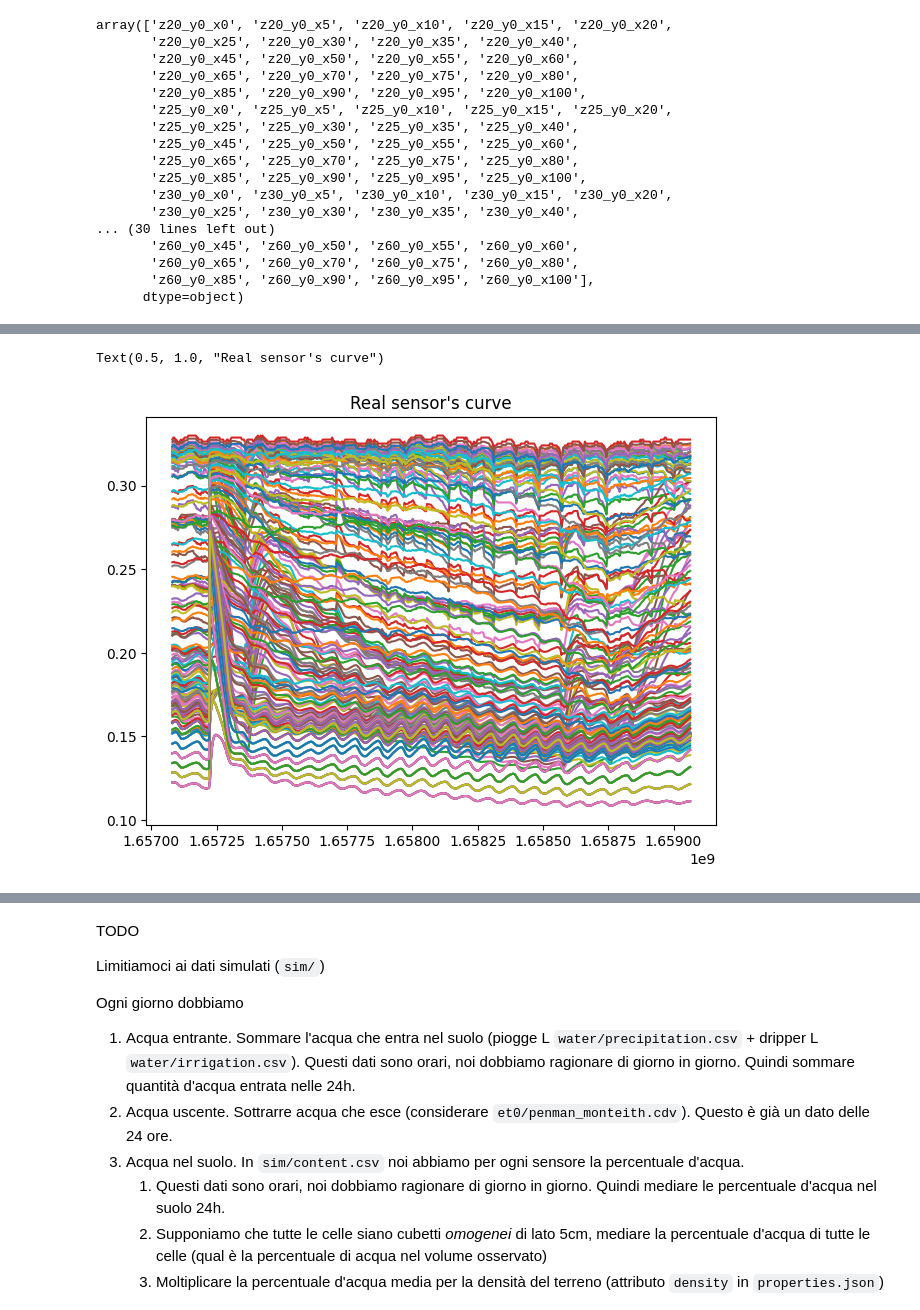
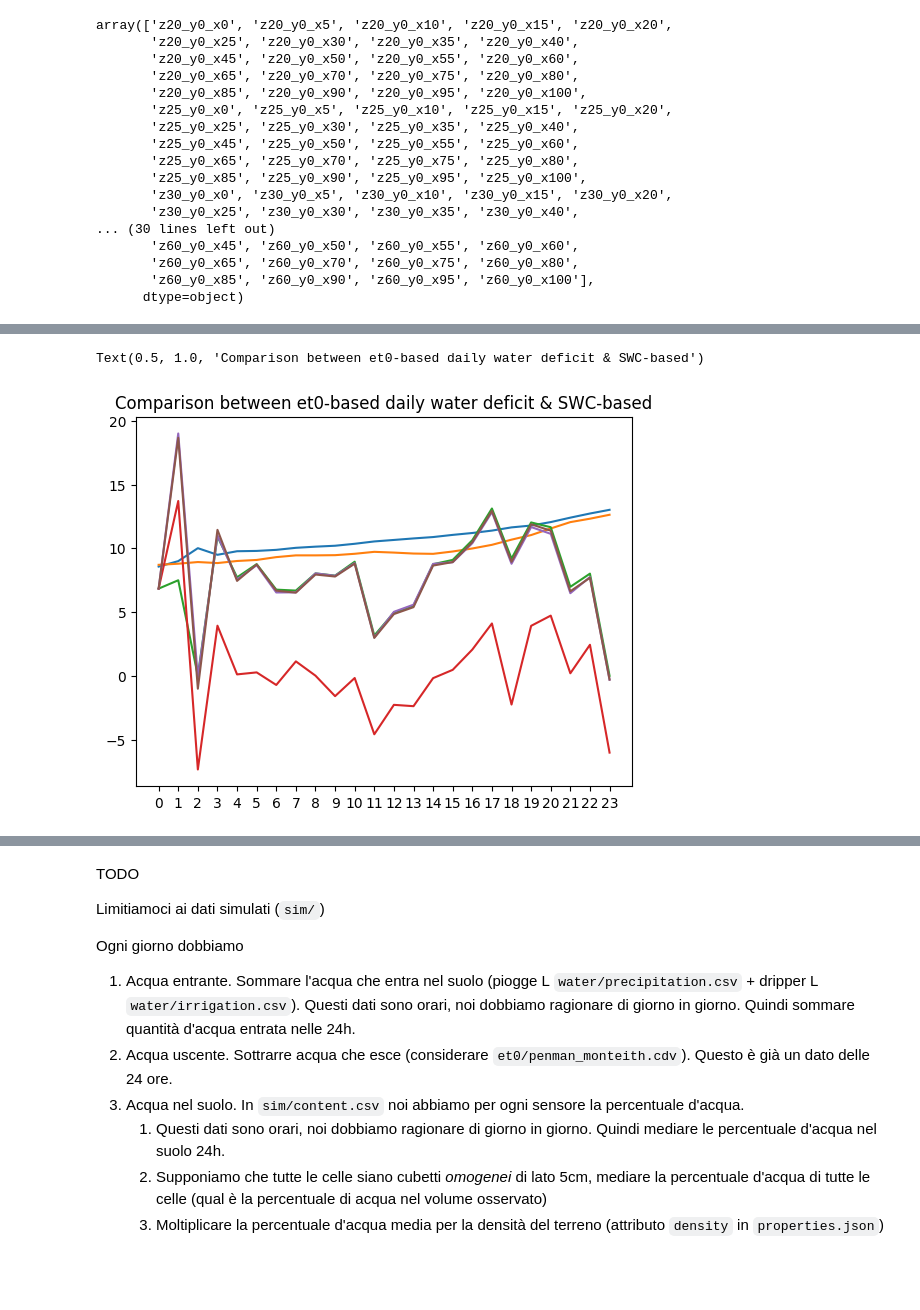
Before and after one commit to josephgiovanelli/et0_calculation, a Jupyter notebook: notebook.ipynb, the cells around one changed output, grey strips where cells are left out. Drawn from its saved outputs; the diff is of its cells as text; code cells hidden in the pictures; blank space fills up the shorter version.

```diff
--- a/notebook.ipynb
+++ b/notebook.ipynb
@@ -205,21 +130,31 @@ real_wc
-# %%
-import matplotlib.pyplot as plt
-fig,ax = plt.subplots()
-
-wc2 = pd.read_csv('/home/data/interp_obs/water_content.csv')
-
-melted = wc2 \
-    .melt(col_level=0, id_vars=['timestamp'], value_vars=[x for x in wc2.columns if x != 'timestamp']) \
-
-
-for v in melted["variable"].unique():
-    f = melted[melted["variable"] == v]
-    ax.plot(f["timestamp"], f["value"], label=v)
-fig.tight_layout()
-plt.title("Real sensor's curve")
-# %% [output]
-Text(0.5, 1.0, "Real sensor's curve")
-[figure, removed]
+# %%
+#Daily water deficit
+
+#SWC-daily-deficit on real data
+real_daily_water_deficit = pd.DataFrame(ir['irrigation'].add(pr['precipitation'].sub(real_wc.diff(axis=0)['SWC'].fillna(0),fill_value=0)),columns=['total water'])
+
+#SWC-daily-deficit on simulated data
+sim_daily_water_deficit = pd.DataFrame(ir['irrigation'].add(pr['precipitation'].sub(sim_wc.diff(axis=0)['SWC'].fillna(0),fill_value=0)),columns=['total water'])
+
+#Et0-daily-water deficit, same for real/simulated data
+et_water_deficit = pd.DataFrame(ir['irrigation'].add(pr['precipitation'].sub(et['et0'],fill_value=0)),columns=['total water'])
+# %%
+# Plotting results
+
+# IN questo caso SWC è mooolto piatto nel tempo quindi il delta tende a 0, allora [ir + pr - delta_swc] -> ir , con [pr,delta_swc -> 0]
+plt.xticks(range(len(real_wc.index)))
+plt.plot(real_wc['day'].index, real_wc['SWC'], label='real-SWC')
+plt.plot(real_wc['day'].index, sim_wc['SWC'], label='sim-SWC')
+plt.plot(real_wc['day'].index, ir['irrigation'], label='irrigation')
+plt.plot(real_wc['day'].index, et_water_deficit['total water'], label='et0-water-deficit')
+plt.plot(real_wc['day'].index, sim_daily_water_deficit['total water'], label='sim_SWC-water-deficit')
+plt.plot(real_wc['day'].index, real_daily_water_deficit['total water'], label='real_SWC-water-deficit')
+plt.plot()
+plt.legend(loc='best')
+plt.title('Comparison between et0-based daily water deficit & SWC-based')
+# %% [output]
+Text(0.5, 1.0, 'Comparison between et0-based daily water deficit & SWC-based')
+[figure, added]
 # %%
 plt.xticks(range(len(real_wc.index)))
 plt.plot(real_wc['day'].index, real_wc['SWC'], label='real-SWC')
```
Also changed, not shown: parts of 8 cells of this notebook.
